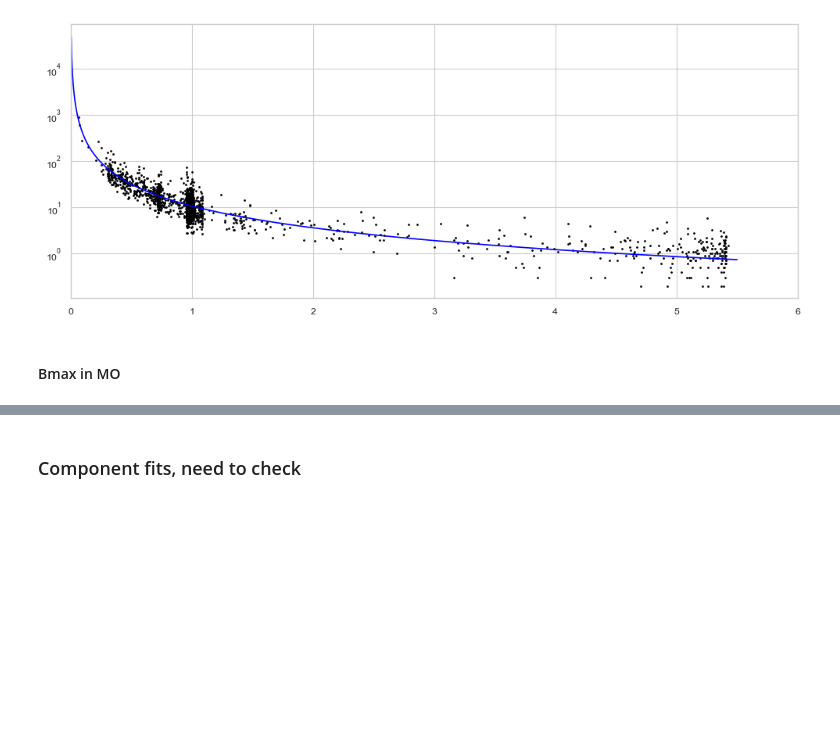
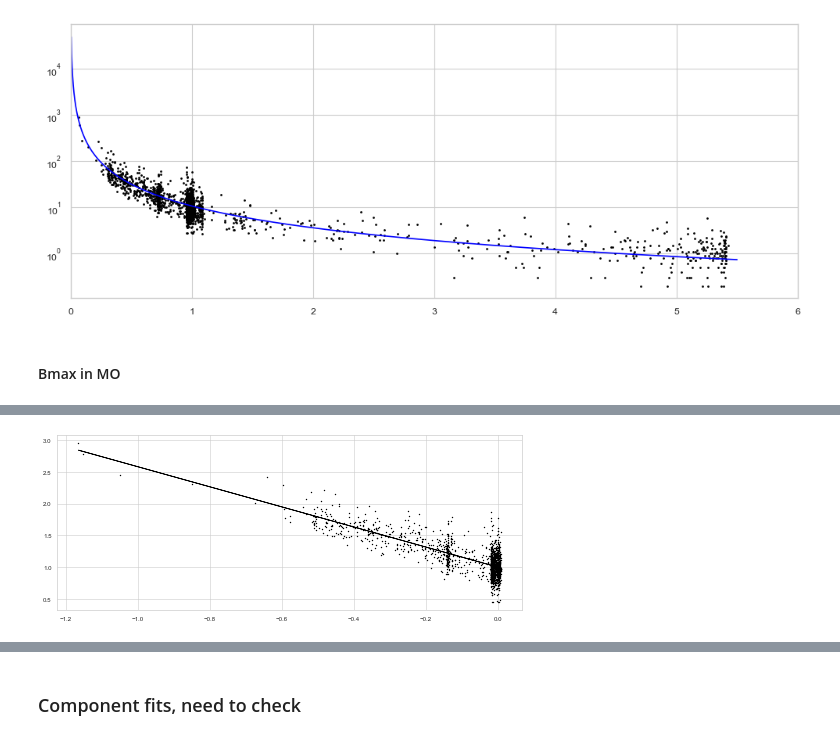
Before and after one commit to cmoestl/icmecat_paper_2025, a Jupyter notebook: moestl_icmecat_results.ipynb, the cells around one changed output, grey strips where cells are left out. Cells and saved outputs as stored; diff of their text form; code cells hidden in the pictures; blank space fills up the shorter version.

```diff
--- a/moestl_icmecat_results.ipynb
+++ b/moestl_icmecat_results.ipynb
@@ -833,0 +863,95 @@ Parameters a and b, y = a x^b: [14.9228 -1.5305]
+# %%
+print('B(r) for MO_Bmean')
+
+
+#print('start fit at 1 solar radii, in AU: ',np.round(rs,4))
+fitx=np.linspace(1*rs,5.5,num=10000)
+
+####linear fit
+def linear(x, k, d):
+    return k * x + d
+
+
+######################## fit 1
+r=ic.mo_sc_heliodistance
+b=ic.mo_bmean
+
+#remove events where one or both are nan
+rem=np.where(np.logical_or(np.isnan(r), np.isnan(b)))[0]
+r=r.drop(rem)
+b=b.drop(rem)
+
+#remove ulysses because high latitude
+#r=r.drop(iuly)
+#b=b.drop(iuly)
+
+#select distance range
+mindistfit1=0
+maxdistfit1=1.02 #(STEREO-B goes to < 1.09, Wind goes to < 1.02
+ind1au=np.where(np.logical_and(ic.mo_sc_heliodistance < maxdistfit1,ic.mo_sc_heliodistance > mindistfit1))[0]
+
+rmeanlog1=np.log10(r[ind1au])
+bmeanlog1=np.log10(b[ind1au])
+#rmean=r
+#bmean=b
+
+print('fit is done for ',len(rmeanlog1),' events')
+#Fit with covariance matrix
+params1, covariance1 = curve_fit(linear, rmeanlog1, bmeanlog1)
+k1, d1 = params1
+k1_err, d1_err = np.sqrt(np.diag(covariance1))
+print(f"Slope: {k1:.4f} ± {k1_err:.4f}")
+print(f"Intercept (nonlog): {10**d1:.4f} ± {d1_err:.4f}")
+print('fit distance range',mindistfit1,'-',maxdistfit1,' au')
+###################
+print()
+print()
+
+
+######################## fit 2
+r=ic.mo_sc_heliodistance
+b=ic.mo_bmean
+
+#remove events where one or both are nan
+rem=np.where(np.logical_or(np.isnan(r), np.isnan(b)))[0]
+r=r.drop(rem)
+b=b.drop(rem)
+
+#remove ulysses because high latitude
+#r=r.drop(iuly)
+#b=b.drop(iuly)
+
+#select distance range
+mindistfit2=0.0
+maxdistfit2=6.0
+ind1au=np.where(np.logical_and(ic.mo_sc_heliodistance < maxdistfit2,ic.mo_sc_heliodistance > mindistfit2))[0]
+
+rmeanlog2=np.log10(r[ind1au])
+bmeanlog2=np.log10(b[ind1au])
+#rmean=r
+#bmean=b
+
+print('fit is done for ',len(rmeanlog2),' events')
+
+# Fit with covariance matrix
+params2, covariance2 = curve_fit(linear, rmeanlog2, bmeanlog2)
+k2, d2 = params2
+k2_err, d2_err = np.sqrt(np.diag(covariance2))
+print(f"Slope: {k2:.4f} ± {k2_err:.4f}")
+print(f"Intercept (nonlog): {10**d2:.4f} ± {d2_err:.4f}")
+print('fit distance range',mindistfit2,'-',maxdistfit2,' au')
+
+
+#------plot
+fig=plt.figure(3,figsize=(12,10),dpi=50)
+ax=plt.subplot(211)
+ax.plot(rmeanlog1,bmeanlog1,'ok', markersize=1)
+ax.plot(rmeanlog1,linear(rmeanlog1,k1,d1),'-k')
+
+
+#------plot
+fig=plt.figure(4,figsize=(12,10),dpi=50)
+ax=plt.subplot(211)
+ax.plot(rmeanlog2,bmeanlog2,'ok', markersize=1)
+ax.plot(rmeanlog2,linear(rmeanlog2,k2,d2),'-k')
+# %% [output]
@@ -833,0 +970 @@ Parameters a and b, y = a x^b: [14.9228 -1.5305]
+[figure, added]
```
Also changed, not shown: parts of 18 cells of this notebook, 1 other file.
